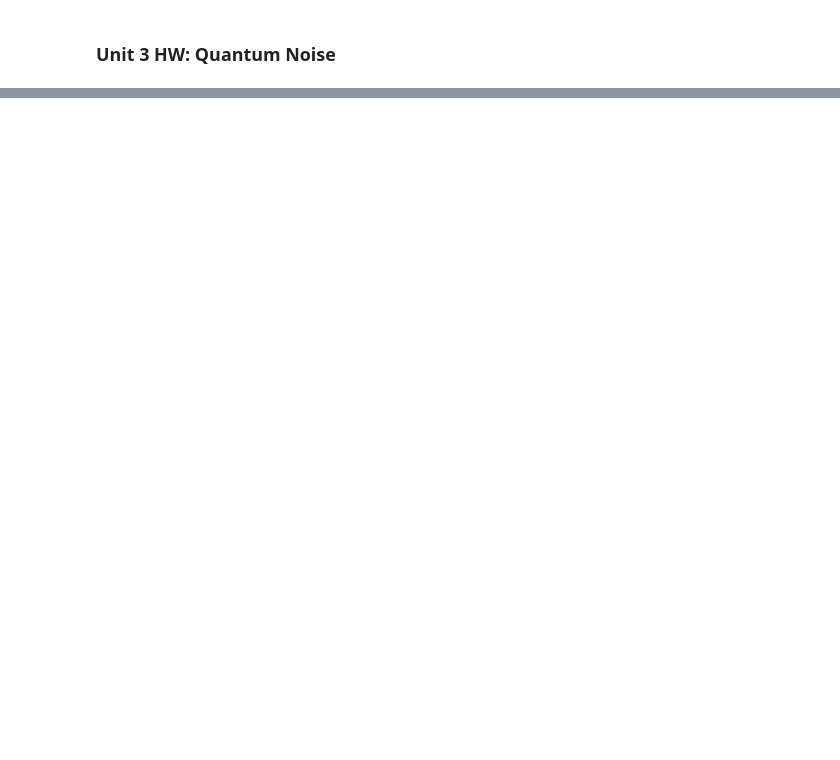
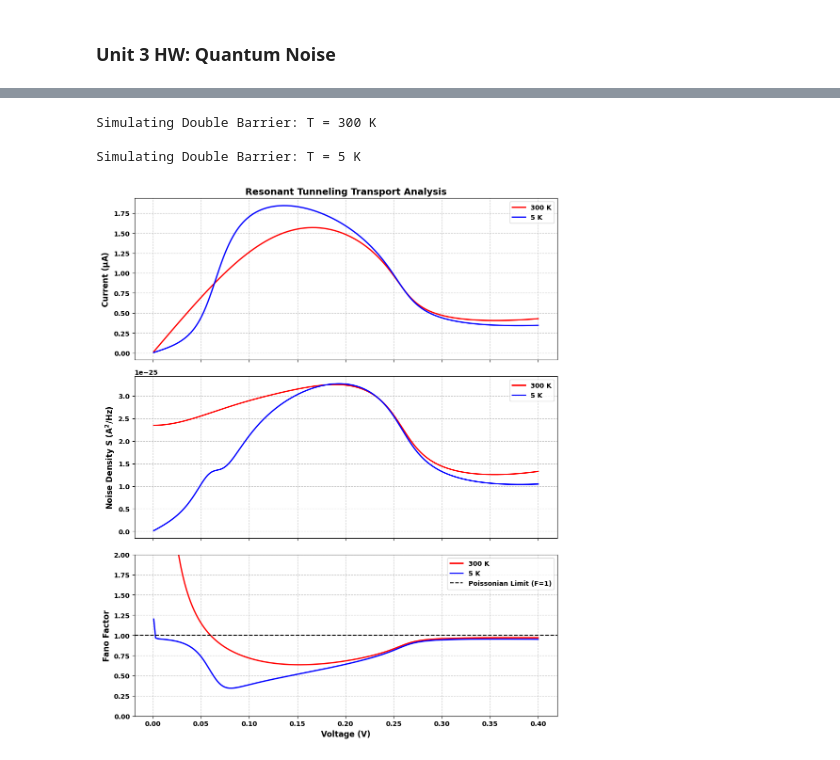
Before and after one commit to jmarquezol/QuantumMaster, a Jupyter notebook: SSST/HW4_Noise_simulation/quantum_noise.ipynb, the cells around one changed output, grey strips where cells are left out. Drawn from its saved outputs; the diff is of its cells as text; code cells hidden in the pictures; blank space fills up the shorter version.

```diff
--- a/SSST/HW4_Noise_simulation/quantum_noise.ipynb
+++ b/SSST/HW4_Noise_simulation/quantum_noise.ipynb
@@ -272,10 +289,70 @@ plt.show()
 # -----------------------------------------------------------------------------
 # PART 2: FANO FACTOR AND EQUILIBRIUM NOISE
 # -----------------------------------------------------------------------------
-print("\nPart 2: Fano Factor and Equilibrium Noise")
 
-# Set up: Double Barrier of 0.4 eV
+# Define Double Barrier Potential (0.4 eV, 2nm wide, 5nm apart)
+xpoints = int(np.floor(L_device / Dx))
 U_double = np.zeros(xpoints)
-W_barrier = 4e-9
-W_well = 10e-9
-V0 = 0.4
+b_width = int(2e-9 / Dx)
+well_width = int(4e-9 / Dx)
+center = xpoints // 2
+
+# Two barriers
+U_double[center - well_width//2 - b_width : center - well_width//2] = 0.4 * qe
+U_double[center + well_width//2 : center + well_width//2 + b_width] = 0.4 * qe
+
+# Run Simulations
+V_sweep = np.linspace(0.001, 0.4, 200)
+E_grid = np.linspace(0.001, 0.6, 500)
+
+print("\nSimulating Double Barrier: T = 300 K")
+I_300 = compute_current(V_sweep, E_grid, U_double, T=300)
+S_300 = compute_noise(V_sweep, E_grid, U_double, T=300)
+
+print("\nSimulating Double Barrier: T = 5 K")
+I_5 = compute_current(V_sweep, E_grid, U_double, T=5)
+S_5 = compute_noise(V_sweep, E_grid, U_double, T=5)
+
+# Fano Factor F = S / (2eI)
+F_300 = S_300 / (2 * qe * I_300)
+F_5 = S_5 / (2 * qe * I_5)
+# %% [output]
+Simulating Double Barrier: T = 300 K
+
+Simulating Double Barrier: T = 5 K
+# %%
+# PLOTTING: IV CURVE, NOISE, AND FANO FACTOR
+
+fig, (ax1, ax2, ax3) = plt.subplots(3, 1, figsize=(10, 12), sharex=True)
+
+# Plot 1: I-V Characteristic
+ax1.plot(V_sweep, I_300 * 1e6, 'r-', linewidth=2, label='300 K')
+ax1.plot(V_sweep, I_5 * 1e6, 'b-', linewidth=2, label='5 K')
+ax1.set_ylabel(r'Current ($\mu$A)', fontsize=12)
+ax1.set_title('Resonant Tunneling Transport Analysis', fontsize=14)
+ax1.legend(loc='upper right')
+ax1.grid(True, linestyle='--', alpha=0.7)
+
+# Plot 2: Noise Power S(V)
+ax2.plot(V_sweep, S_300, 'r-', linewidth=2, label='300 K')
+ax2.plot(V_sweep, S_5, 'b-', linewidth=2, label='5 K')
+ax2.set_ylabel(r'Noise Density $S$ ($A^2/Hz$)', fontsize=12)
+ax2.legend(loc='upper right')
+ax2.grid(True, linestyle='--', alpha=0.7)
+
+# Plot 3: Fano Factor
+ax3.plot(V_sweep, F_300, 'r-', linewidth=2, label='300 K')
+ax3.plot(V_sweep, F_5, 'b-', linewidth=2, label='5 K')
+# reference line for Poissonian Noise (F=1):
+ax3.axhline(y=1.0, color='k', linestyle='--', linewidth=1.5, label='Poissonian Limit (F=1)')
+
+ax3.set_ylabel(r'Fano Factor', fontsize=12)
+ax3.set_xlabel('Voltage (V)', fontsize=12)
+ax3.set_ylim(0, 2.0)
+ax3.legend(loc='upper right')
+ax3.grid(True, linestyle='--', alpha=0.7)
+
+plt.tight_layout()
+plt.show()
+# %% [output]
+[figure, added]
```
Also changed, not shown: parts of 6 cells of this notebook, 7 other files.
